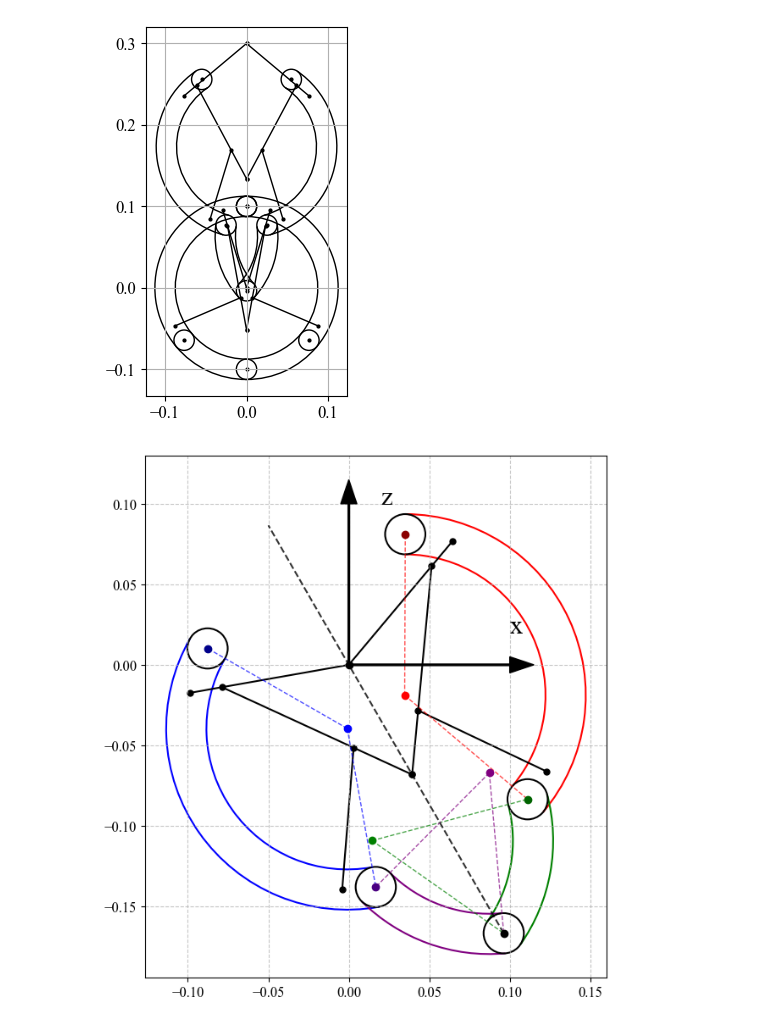
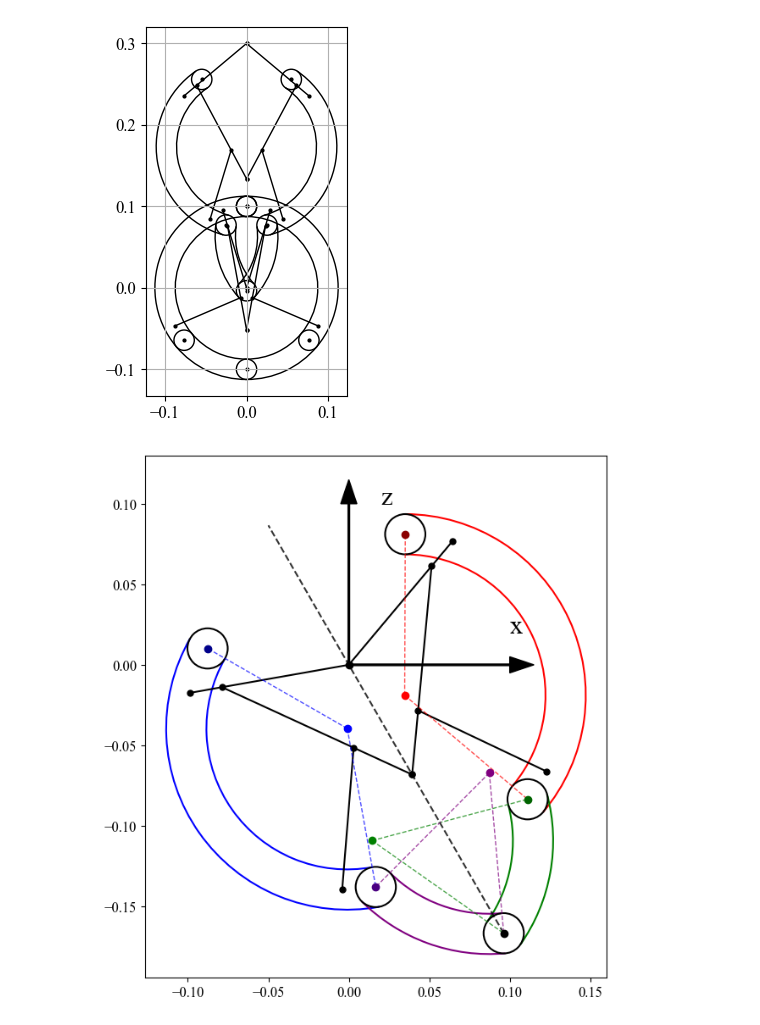
Before and after one commit to hiho817/LegWheel, a Jupyter notebook: ICRA_fig.ipynb, the cells around one changed output. Saved outputs shown, nothing was run; the diff lists cells and outputs as text; code cells hidden in the pictures.

```diff
--- a/ICRA_fig.ipynb
+++ b/ICRA_fig.ipynb
@@ -168,35 +168,35 @@ def plot_leg_with_key_points():
     # Find a point beyond O in the same direction
     extension_length = 0.1  # Length of extension beyond O
     extension_point = O_point + direction_normalized * extension_length
 
     # Draw the dashed line from G through O and beyond
     ax.plot([G_point[0], extension_point[0]], [G_point[1], extension_point[1]],
             linestyle='--', color='black', linewidth=1.5, alpha=0.8, zorder=3)
 
     # Create a legend for the arc colors
     import matplotlib.patches as mpatches
     legend_elements = [
         mpatches.Patch(color=arc_colors['upper_rim_r'], label='Upper Rim Right'),
         mpatches.Patch(color=arc_colors['upper_rim_l'], label='Upper Rim Left'),
         mpatches.Patch(color=arc_colors['lower_rim_r'], label='Lower Rim Right'),
         mpatches.Patch(color=arc_colors['lower_rim_l'], label='Lower Rim Left')
     ]
 
     # Add the legend
     # ax.legend(handles=legend_elements, loc='upper right', framealpha=0.9)
 
     # Set grid and limits
-    ax.grid(True, linestyle='--', alpha=0.7)
+    # ax.grid(True, linestyle='--', alpha=0.7)
     ax.set_aspect('equal')
 
     # Save the figure with high resolution
     plt.savefig(file_name + '.png', dpi=1000, bbox_inches='tight')
     plt.show()
 
 # Run the function to display the key points
 plot_leg_with_key_points()
 # %% [output]
-[figure, old version]
+[figure, new version]
 # %%
 file_name = 'leg_alpha'
 
```
Also changed, not shown: parts of 1 cell of this notebook, 3 other files.
